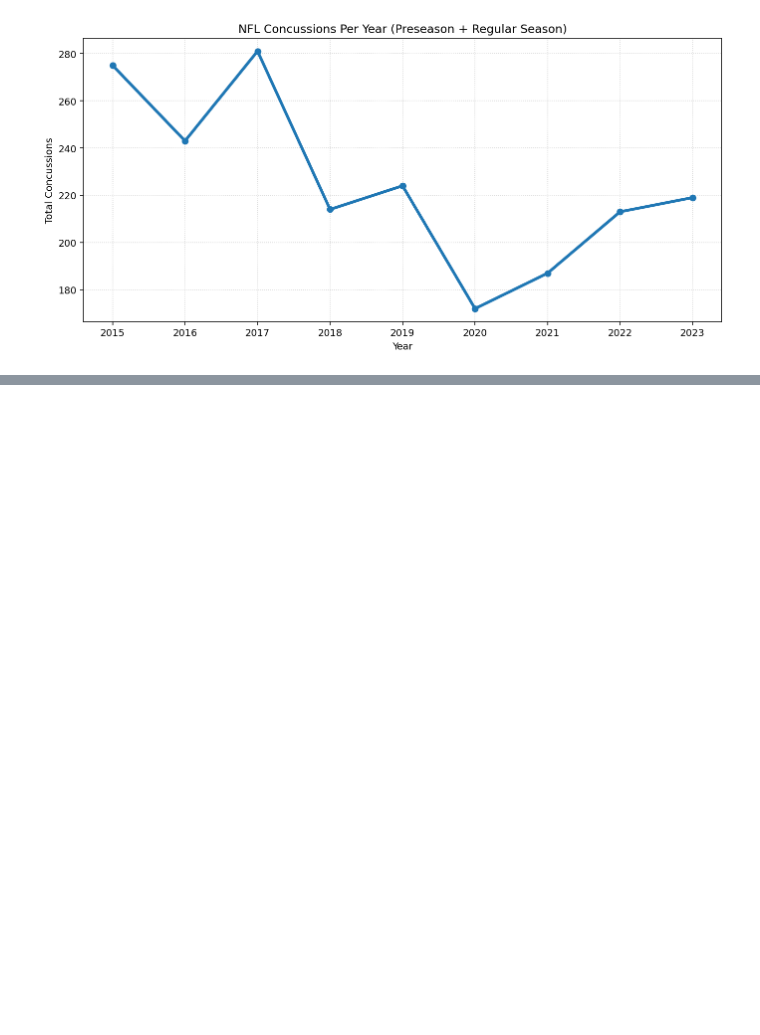
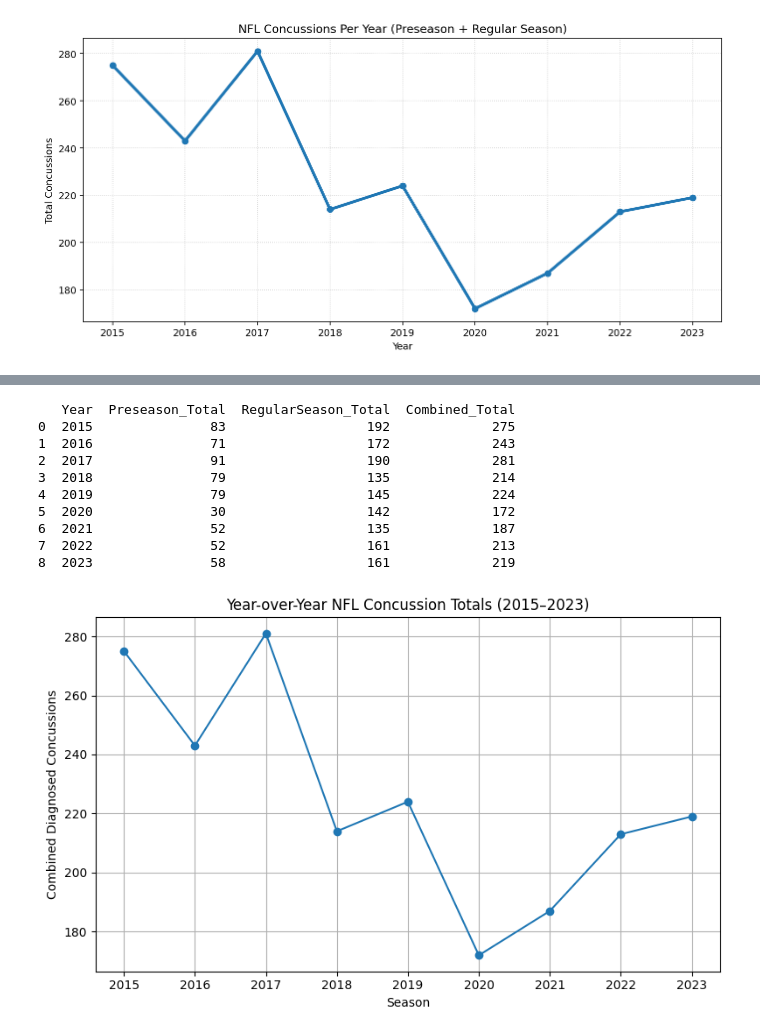
Before and after one commit to kkatoa/NFL-Milestone, a Jupyter notebook: Milestone_NFL.ipynb, the cells around one changed output, grey strips where cells are left out. Saved outputs shown, nothing was run; the diff lists cells and outputs as text; code cells hidden in the pictures; blank space fills up the shorter version.

```diff
--- a/Milestone_NFL.ipynb
+++ b/Milestone_NFL.ipynb
@@ -1000,0 +1170,61 @@ plt.show()
+# %%
+import pandas as pd
+import matplotlib.pyplot as plt
+
+# Load dataset, explicitly setting header to None to read all rows as data
+df = pd.read_csv("NFL Concussion 2015-2023.csv", header=None)
+
+# Assign explicit column names based on the file structure
+# This assumes the raw CSV has a header structure that needs manual interpretation
+df.columns = [
+    "Year",
+    "Preseason_Game",
+    "Preseason_Practice",
+    "Preseason_Total",
+    "RegularSeason_Game",
+    "RegularSeason_Practice",
+    "RegularSeason_Total",
+    "Combined_Game",
+    "Combined_Practice",
+    "Combined_Total"
+]
+
+# Drop the original header rows (now row 0 and 1 after assigning names)
+df = df.drop([0, 1]).reset_index(drop=True)
+
+# Select the relevant columns after cleaning
+df = df[["Year", "Preseason_Total", "RegularSeason_Total", "Combined_Total"]]
+
+# Convert Year and numeric columns to appropriate types
+df["Year"] = pd.to_numeric(df["Year"], errors="coerce")
+for col in ["Preseason_Total", "RegularSeason_Total", "Combined_Total"]:
+    df[col] = pd.to_numeric(df[col], errors="coerce")
+
+# Sort by Year
+df = df.sort_values("Year")
+
+# Optional: print cleaned dataset
+print(df)
+
+# --- Plot Year-over-Year Concussion Totals ---
+plt.figure(figsize=(8, 5))
+plt.plot(df["Year"], df["Combined_Total"], marker="o")
+
+plt.xlabel("Season")
+plt.ylabel("Combined Diagnosed Concussions")
+plt.title("Year-over-Year NFL Concussion Totals (2015–2023)")
+plt.grid(True)
+plt.tight_layout()
+plt.show()
+# %% [output]
+   Year  Preseason_Total  RegularSeason_Total  Combined_Total
+0  2015               83                  192             275
+1  2016               71                  172             243
+2  2017               91                  190             281
+3  2018               79                  135             214
+4  2019               79                  145             224
+5  2020               30                  142             172
+6  2021               52                  135             187
+7  2022               52                  161             213
+8  2023               58                  161             219
+[figure, added]
```
Also changed, not shown: parts of 12 cells of this notebook.
